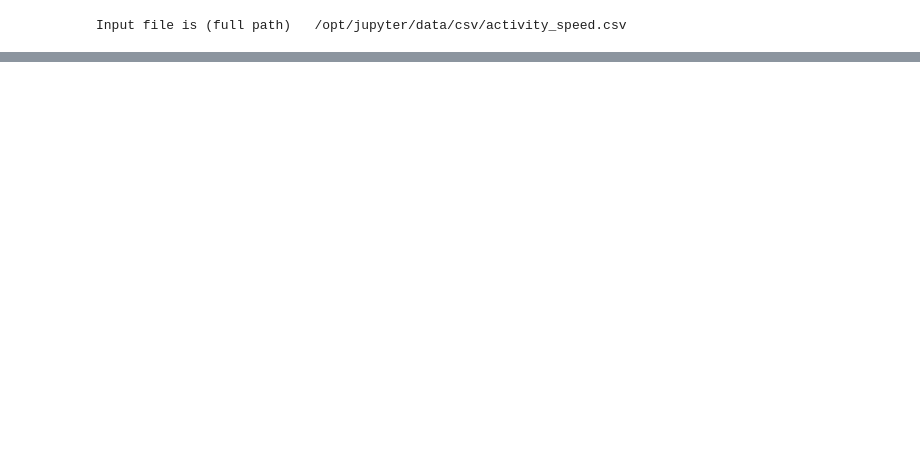
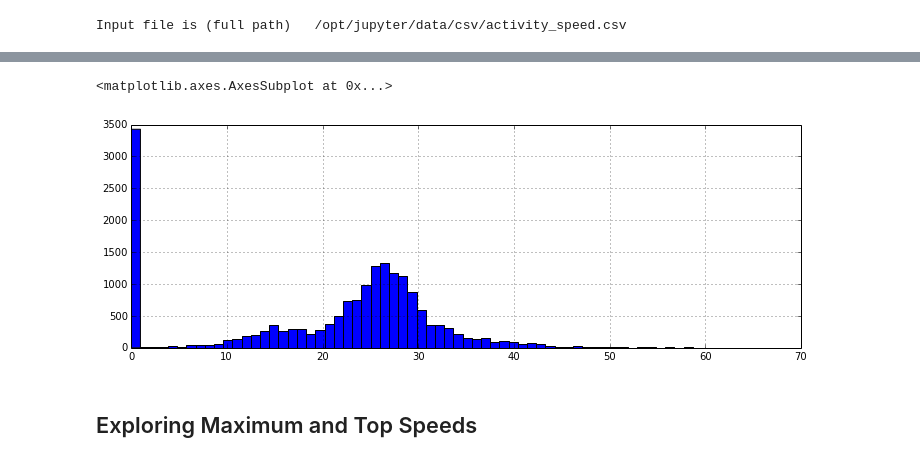
Before and after one commit to patclaffey/docker_jupyter, a Jupyter notebook: notebooks/speed.ipynb, the cells around one changed output, grey strips where cells are left out. Saved outputs shown, nothing was run; the diff lists cells and outputs as text; code cells hidden in the pictures; blank space fills up the shorter version.

```diff
--- a/notebooks/speed.ipynb
+++ b/notebooks/speed.ipynb
@@ -181,0 +117,4 @@ df[4045-10: 4045 +10]
+# %%
+# create a new dataframe from original dataframe with a constant frequency of one second
+time_series = df.asfreq(freq='S', )
+time_series.head(10)
@@ -181,0 +134,4 @@ df[4045-10: 4045 +10]
+# %%
+time_series.moving.fillna(method = 'bfill', inplace=True)
+time_series.breaks.fillna(method = 'bfill', inplace=True)
+time_series.head(10)
@@ -181,0 +151,13 @@ df[4045-10: 4045 +10]
+# %%
+time_series['speed_raw_ts'] = float(0)
+time_series['distance_ts'] = float(0)
+# %%
+num_rows = len( time_series[ (time_series.time_diff.notnull() )] )
+for i in range( num_rows ):
+    row = time_series[ (time_series.time_diff.notnull() )].iloc[i]
+    row_time = row.name
+    if row.breaks == False:
+        start_time = row_time - timedelta(seconds = ( int(row.time_diff) - 1))
+        new_dist = ( row.distance_diff / int(row.time_diff) )
+        time_series[ start_time:row_time ].distance_ts = new_dist
+        time_series[ start_time:row_time ].speed_raw_ts = new_dist * 3.6
@@ -181,0 +188,8 @@ df[4045-10: 4045 +10]
+# %%
+time_series['speed_raw_ts'].hist(bins=70,
+                figsize=(12,4),)
+# %% [output]
+<matplotlib.axes.AxesSubplot at 0x...>
+[figure, added]
+# %% [markdown]
+## Exploring Maximum and Top Speeds
```
Also changed, not shown: parts of 58 cells of this notebook.
